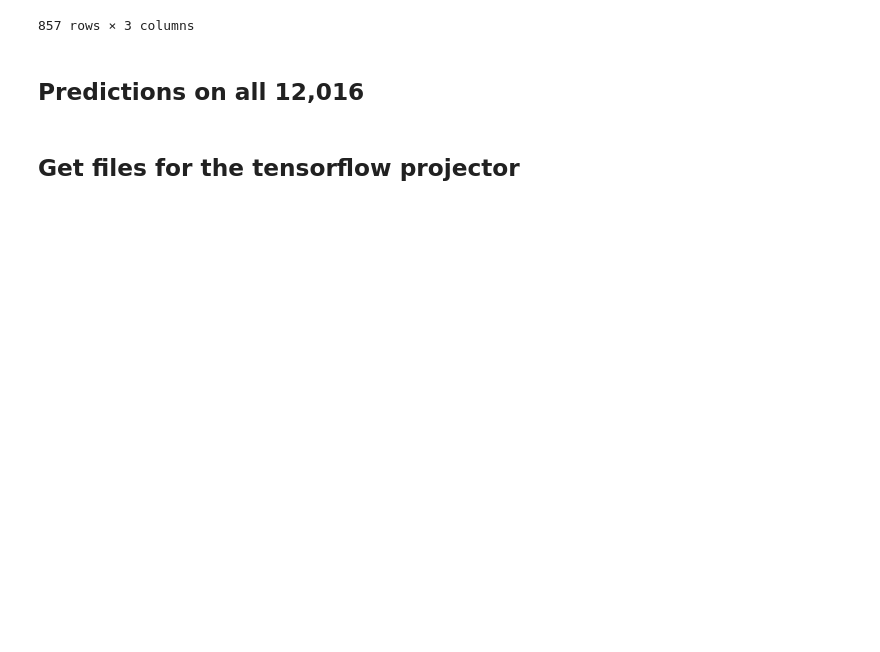
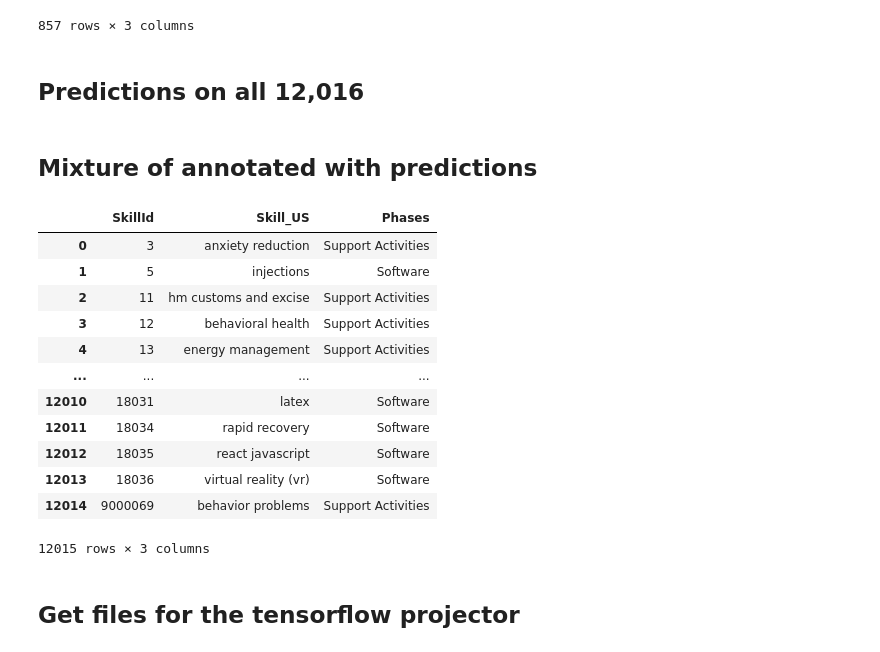
Before and after one commit to Ainhoa-Urtasun/AM-specialization, a Jupyter notebook: Phases.ipynb, the cells around one changed output. Cells and saved outputs as stored; diff of their text form; code cells hidden in the pictures; blank space fills up the shorter version.

```diff
--- a/Phases.ipynb
+++ b/Phases.ipynb
@@ -384,3 +386,35 @@ df.to_csv('Predictions-all.csv',index=False)
+# %% [markdown]
+## Mixture of annotated with predictions
+# %%
+df1 = original.copy()
+predicted_probabilities = model.predict(df1.Skill_US.to_numpy())
+predicted_phase = numpy.argmax(predicted_probabilities,axis=-1)
+df1['Phases'] = predicted_phase
+df1['Phases'].replace(mydict,inplace=True)
+df1 = df1[['SkillId','Skill_US','Phases']]
+df2 = final.copy()
+df2 = df2[['SkillId','Phases']]
+df1 = df1.merge(df2,right_on='SkillId',left_on='SkillId',how='left')
+df1['Phases'] = df1['Phases_y']
+df1.loc[df1.Phases.isna(),'Phases'] = df1['Phases_x']
+df1.to_csv('Phases-mixture.csv',index=False)
+df1 = df1[['SkillId','Skill_US','Phases']]
+df1.to_csv('Phases-mixture.csv',index=False)
+df1
+# %% [output]
+|  | SkillId | Skill_US | Phases |
+| 0 | 3 | anxiety reduction | Support Activities |
+| 1 | 5 | injections | Software |
+| 2 | 11 | hm customs and excise | Support Activities |
+| 3 | 12 | behavioral health | Support Activities |
+| 4 | 13 | energy management | Support Activities |
+| ... | ... | ... | ... |
+| 12010 | 18031 | latex | Software |
+| 12011 | 18034 | rapid recovery | Software |
+| 12012 | 18035 | react javascript | Software |
+| 12013 | 18036 | virtual reality (vr) | Software |
+| 12014 | 9000069 | behavior problems | Support Activities |
+12015 rows × 3 columns
 # %% [markdown]
 ## Get files for the tensorflow projector
 # %%
```
Also changed, not shown: parts of 14 cells of this notebook, 5 other files.
